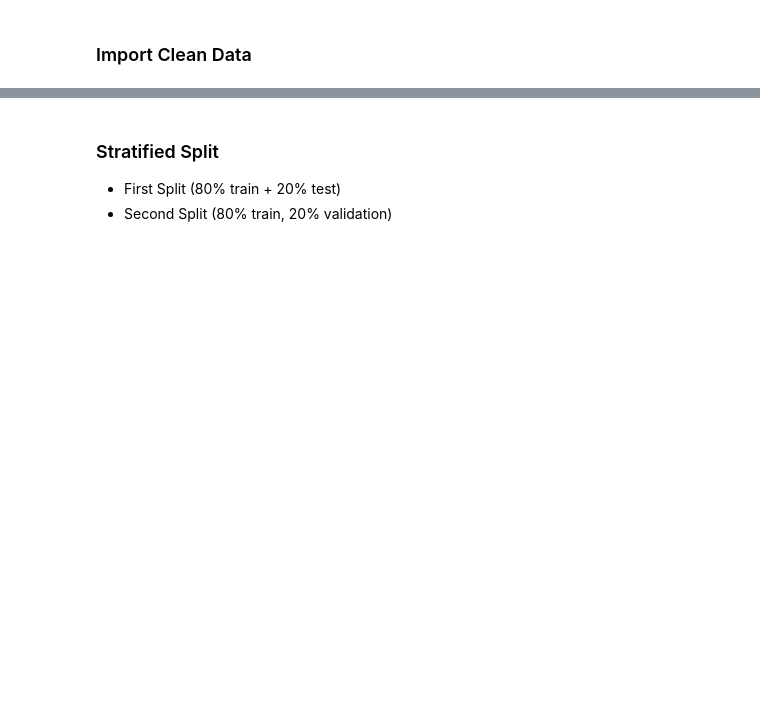
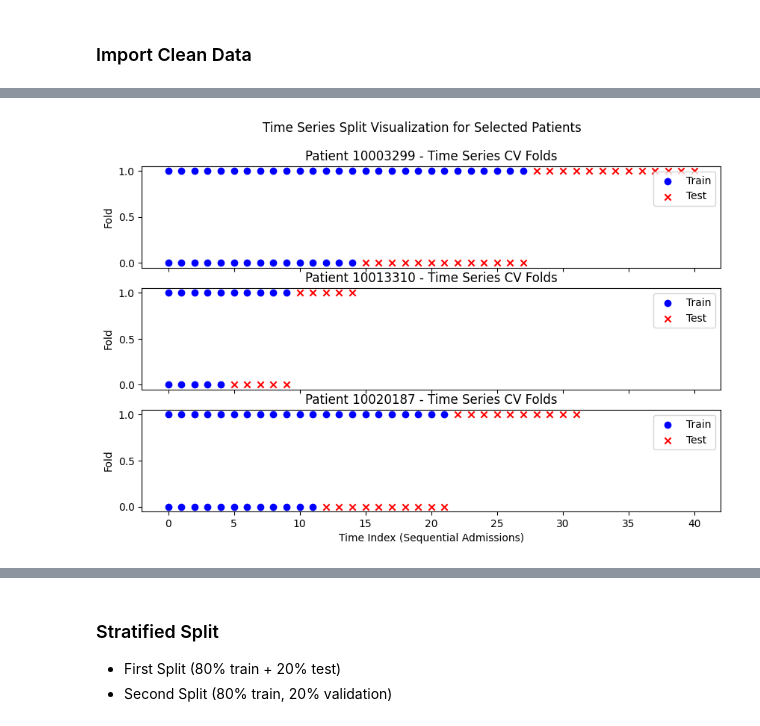
Before and after one commit to Zfeng0207/FIT3199-FYP, a Jupyter notebook: 02_baseline_model_evaluation.ipynb, the cells around one changed output, grey strips where cells are left out. Drawn from its saved outputs; the diff is of its cells as text; code cells hidden in the pictures; blank space fills up the shorter version.

```diff
--- a/02_baseline_model_evaluation.ipynb
+++ b/02_baseline_model_evaluation.ipynb
@@ -151,0 +230,47 @@ TypeError: can't multiply sequence by non-int of type 'float'
+# %%
+import pandas as pd
+import numpy as np
+import matplotlib.pyplot as plt
+from sklearn.model_selection import TimeSeriesSplit
+
+df = processed_df.copy()  # Replace with actual file path
+
+# Convert `charttime` to datetime for correct time-based sorting
+df["charttime"] = pd.to_datetime(df["charttime"])
+# Sort data by patient and time
+df = df.sort_values(by=["subject_id", "charttime"])
+
+# Define features and target
+features = ["temperature", "heartrate", "resprate", "o2sat", "sbp", "dbp"]
+target = "Stroke_Y/N"
+
+# Select a few example patients for visualization
+example_patients = df["subject_id"].unique()[:3]  # Select first 3 patients
+
+# Plot each patient’s fold splits
+fig, axes = plt.subplots(len(example_patients), 1, figsize=(10, 6), sharex=True)
+
+if len(example_patients) == 1:
+    axes = [axes]  # Ensure axes is always iterable
+
+for ax, subject_id in zip(axes, example_patients):
+    group = df[df["subject_id"] == subject_id]
+    X = group[features].values
+    y = group[target].values
+
+    # tscv = TimeSeriesSplit(n_splits=3)
+
+    ax.set_title(f"Patient {subject_id} - Time Series CV Folds")
+
+    for fold, (train_idx, test_idx) in enumerate(tscv.split(X)):
+        ax.scatter(train_idx, [fold] * len(train_idx), color="blue", marker="o", label="Train" if fold == 0 else "")
+        ax.scatter(test_idx, [fold] * len(test_idx), color="red", marker="x", label="Test" if fold == 0 else "")
+
+    ax.set_ylabel("Fold")
+    ax.legend()
+
+plt.xlabel("Time Index (Sequential Admissions)")
+plt.suptitle("Time Series Split Visualization for Selected Patients")
+plt.show()
+# %% [output]
+[figure, added]
```
Also changed, not shown: parts of 14 cells of this notebook.
